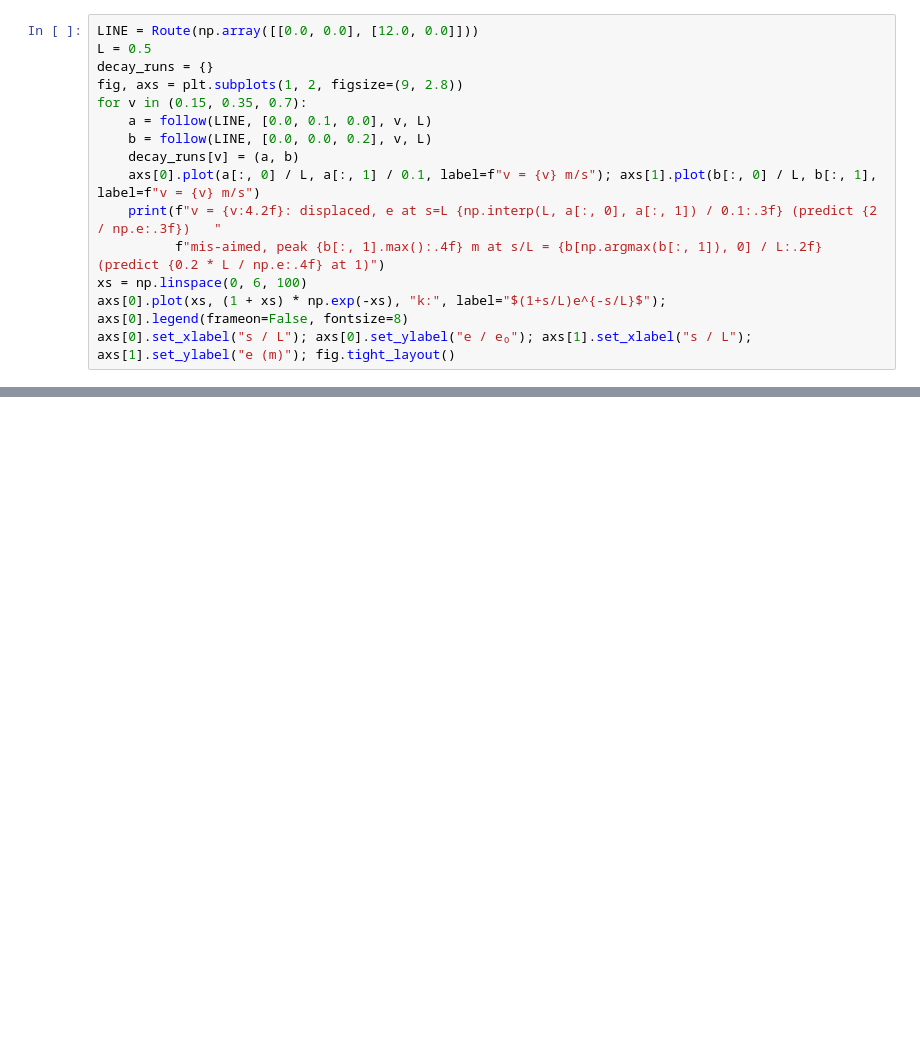
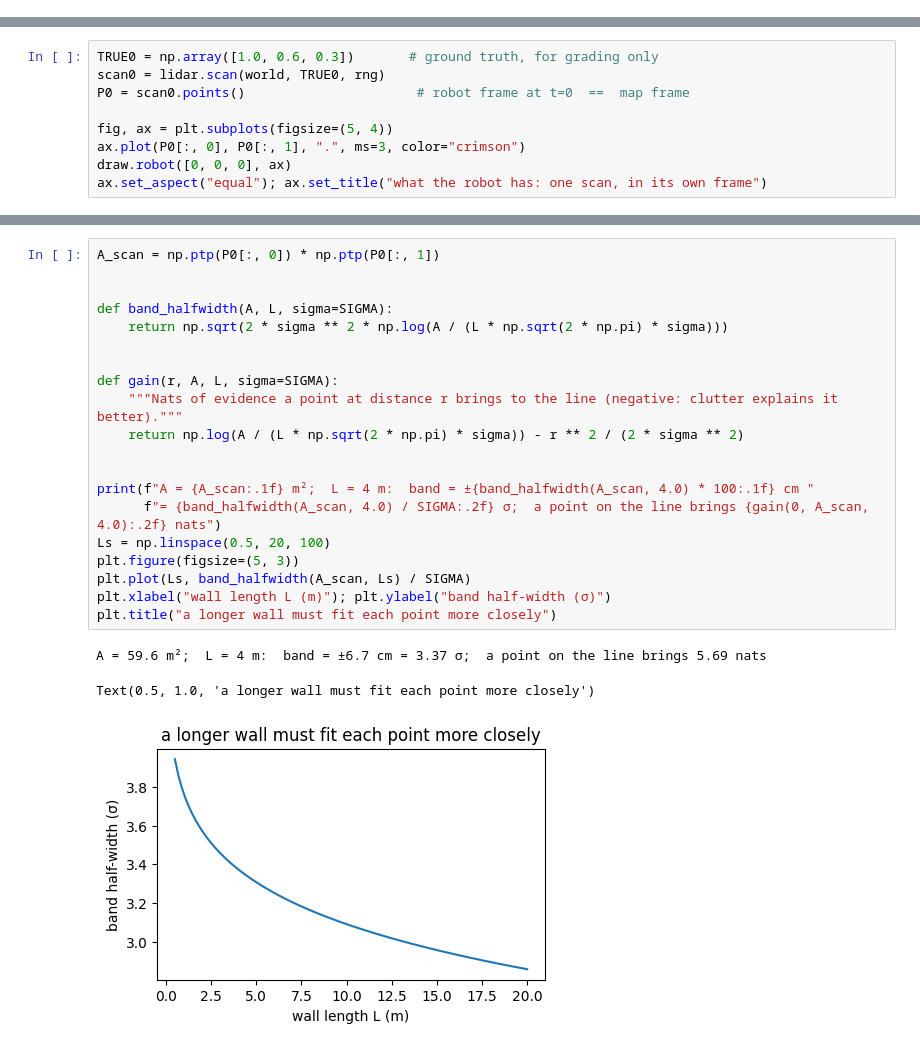
Before and after one commit to robocomp/active_inference, a Jupyter notebook: montevideo/labs/solutions/day4_solution.ipynb, the cells around one changed output, grey strips where cells are left out. Cells and saved outputs as stored; diff of their text form; blank space fills up the shorter version.

```diff
--- a/montevideo/labs/solutions/day4_solution.ipynb
+++ b/montevideo/labs/solutions/day4_solution.ipynb
@@ -727,15 +0,0 @@ and a peak of exactly $\phi_0 L/e$ after one $L$ of travel for the second.
-# %%
-LINE = Route(np.array([[0.0, 0.0], [12.0, 0.0]]))
-L = 0.5
-decay_runs = {}
-fig, axs = plt.subplots(1, 2, figsize=(9, 2.8))
-for v in (0.15, 0.35, 0.7):
-    a = follow(LINE, [0.0, 0.1, 0.0], v, L)
-    b = follow(LINE, [0.0, 0.0, 0.2], v, L)
-    decay_runs[v] = (a, b)
-    axs[0].plot(a[:, 0] / L, a[:, 1] / 0.1, label=f"v = {v} m/s"); axs[1].plot(b[:, 0] / L, b[:, 1], label=f"v = {v} m/s")
-    print(f"v = {v:4.2f}: displaced, e at s=L {np.interp(L, a[:, 0], a[:, 1]) / 0.1:.3f} (predict {2 / np.e:.3f})   "
-          f"mis-aimed, peak {b[:, 1].max():.4f} m at s/L = {b[np.argmax(b[:, 1]), 0] / L:.2f} (predict {0.2 * L / np.e:.4f} at 1)")
-xs = np.linspace(0, 6, 100)
-axs[0].plot(xs, (1 + xs) * np.exp(-xs), "k:", label="$(1+s/L)e^{-s/L}$"); axs[0].legend(frameon=False, fontsize=8)
-axs[0].set_xlabel("s / L"); axs[0].set_ylabel("e / e₀"); axs[1].set_xlabel("s / L"); axs[1].set_ylabel("e (m)"); fig.tight_layout()
@@ -1263,0 +438,9 @@ currency, and following a curve needed nothing but where the poles sit.
+# %%
+TRUE0 = np.array([1.0, 0.6, 0.3])       # ground truth, for grading only
+scan0 = lidar.scan(world, TRUE0, rng)
+P0 = scan0.points()                      # robot frame at t=0  ==  map frame
+
+fig, ax = plt.subplots(figsize=(5, 4))
+ax.plot(P0[:, 0], P0[:, 1], ".", ms=3, color="crimson")
+draw.robot([0, 0, 0], ax)
+ax.set_aspect("equal"); ax.set_title("what the robot has: one scan, in its own frame")
@@ -1263,0 +501,24 @@ currency, and following a curve needed nothing but where the poles sit.
+# %%
+A_scan = np.ptp(P0[:, 0]) * np.ptp(P0[:, 1])
+
+
+def band_halfwidth(A, L, sigma=SIGMA):
+    return np.sqrt(2 * sigma ** 2 * np.log(A / (L * np.sqrt(2 * np.pi) * sigma)))
+
+
+def gain(r, A, L, sigma=SIGMA):
+    """Nats of evidence a point at distance r brings to the line (negative: clutter explains it better)."""
+    return np.log(A / (L * np.sqrt(2 * np.pi) * sigma)) - r ** 2 / (2 * sigma ** 2)
+
+
+print(f"A = {A_scan:.1f} m²;  L = 4 m:  band = ±{band_halfwidth(A_scan, 4.0) * 100:.1f} cm "
+      f"= {band_halfwidth(A_scan, 4.0) / SIGMA:.2f} σ;  a point on the line brings {gain(0, A_scan, 4.0):.2f} nats")
+Ls = np.linspace(0.5, 20, 100)
+plt.figure(figsize=(5, 3))
+plt.plot(Ls, band_halfwidth(A_scan, Ls) / SIGMA)
+plt.xlabel("wall length L (m)"); plt.ylabel("band half-width (σ)")
+plt.title("a longer wall must fit each point more closely")
+# %% [output]
+A = 59.6 m²;  L = 4 m:  band = ±6.7 cm = 3.37 σ;  a point on the line brings 5.69 nats
+Text(0.5, 1.0, 'a longer wall must fit each point more closely')
+[figure, added]
```
Also changed, not shown: parts of 124 cells of this notebook, 29 other files.
